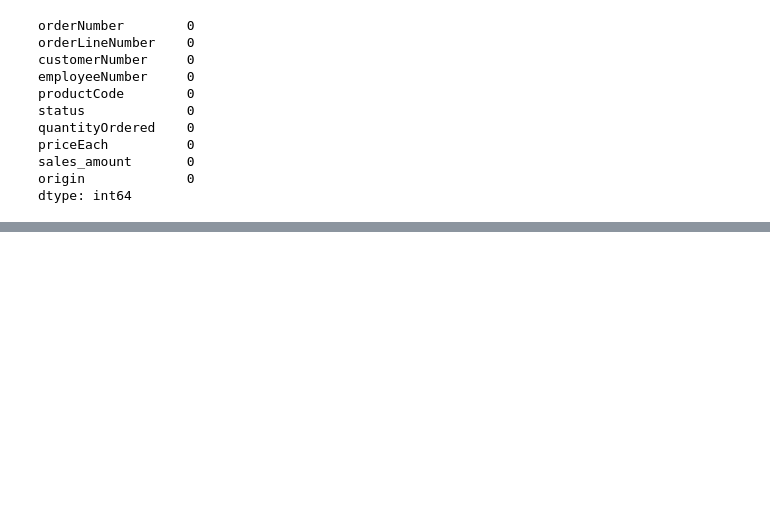
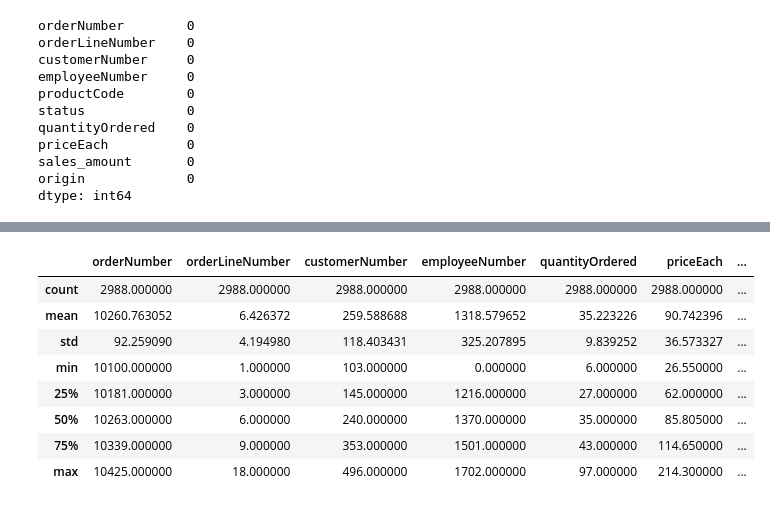
Before and after one commit to CarlosEsteve/python, a Jupyter notebook: Pandas/04.1.Ejercicio_DataQ_Perfilado.ipynb, the cells around one changed output, grey strips where cells are left out. Cells and saved outputs as stored; diff of their text form; code cells hidden in the pictures; blank space fills up the shorter version.

```diff
--- a/Pandas/04.1.Ejercicio_DataQ_Perfilado.ipynb
+++ b/Pandas/04.1.Ejercicio_DataQ_Perfilado.ipynb
@@ -148,0 +297,3 @@ sales_df_clean[sales_df_clean.duplicated()]
+# %%
+sales_df_clean[['productCode', 'status', 'origin']] = sales_df_clean[['productCode', 'status', 'origin']].astype('category')
+sales_df_clean.info()
@@ -148,0 +388,12 @@ sales_df_clean[sales_df_clean.duplicated()]
+# %%
+sales_df_clean.describe()
+# %% [output]
+|  | orderNumber | orderLineNumber | customerNumber | employeeNumber | quantityOrdered | priceEach | ... |
+| count | 2988.000000 | 2988.000000 | 2988.000000 | 2988.000000 | 2988.000000 | 2988.000000 | ... |
+| mean | 10260.763052 | 6.426372 | 259.588688 | 1318.579652 | 35.223226 | 90.742396 | ... |
+| std | 92.259090 | 4.194980 | 118.403431 | 325.207895 | 9.839252 | 36.573327 | ... |
+| min | 10100.000000 | 1.000000 | 103.000000 | 0.000000 | 6.000000 | 26.550000 | ... |
+| 25% | 10181.000000 | 3.000000 | 145.000000 | 1216.000000 | 27.000000 | 62.000000 | ... |
+| 50% | 10263.000000 | 6.000000 | 240.000000 | 1370.000000 | 35.000000 | 85.805000 | ... |
+| 75% | 10339.000000 | 9.000000 | 353.000000 | 1501.000000 | 43.000000 | 114.650000 | ... |
+| max | 10425.000000 | 18.000000 | 496.000000 | 1702.000000 | 97.000000 | 214.300000 | ... |
```
Also changed, not shown: parts of 31 cells of this notebook, 1 other file.
